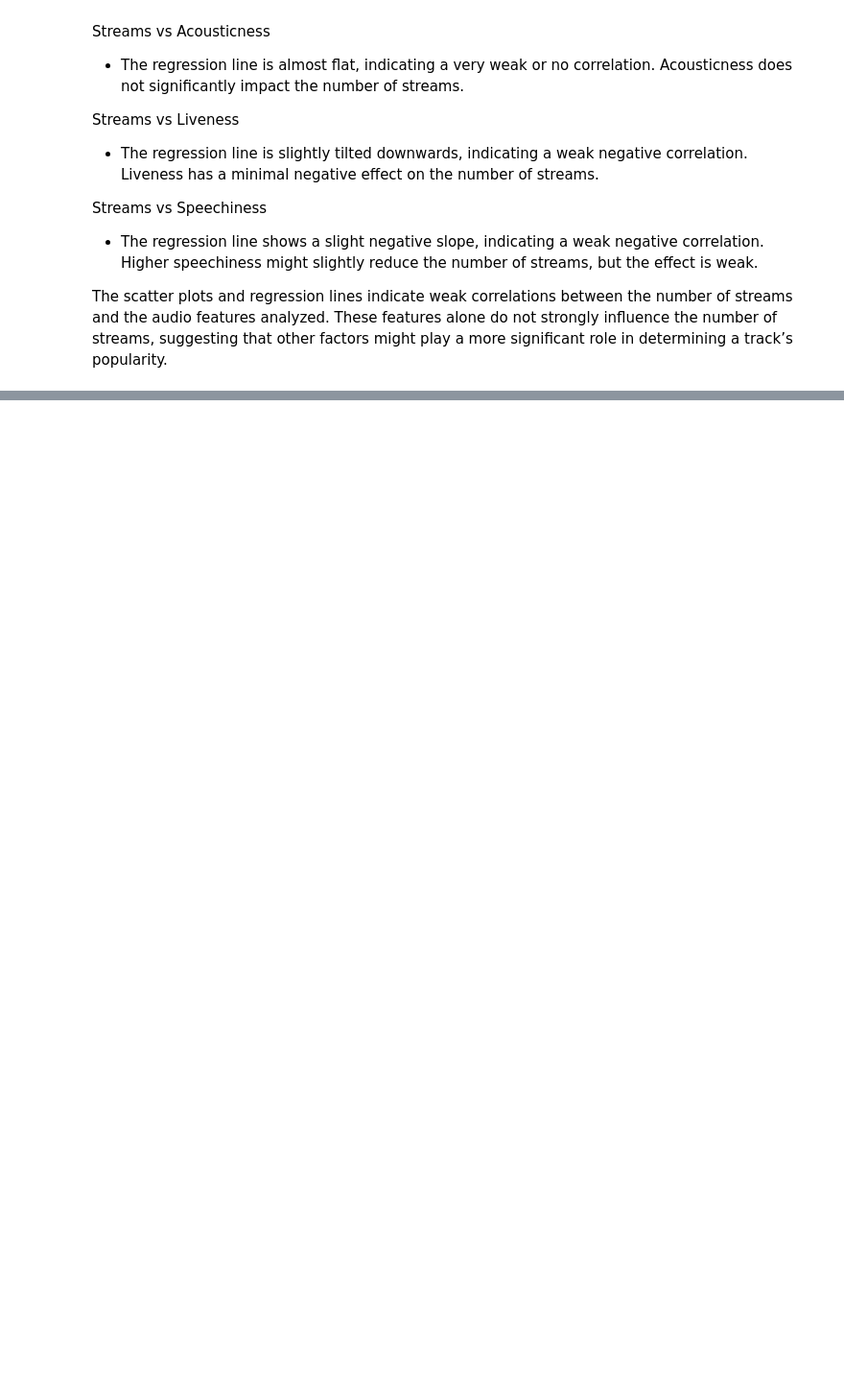
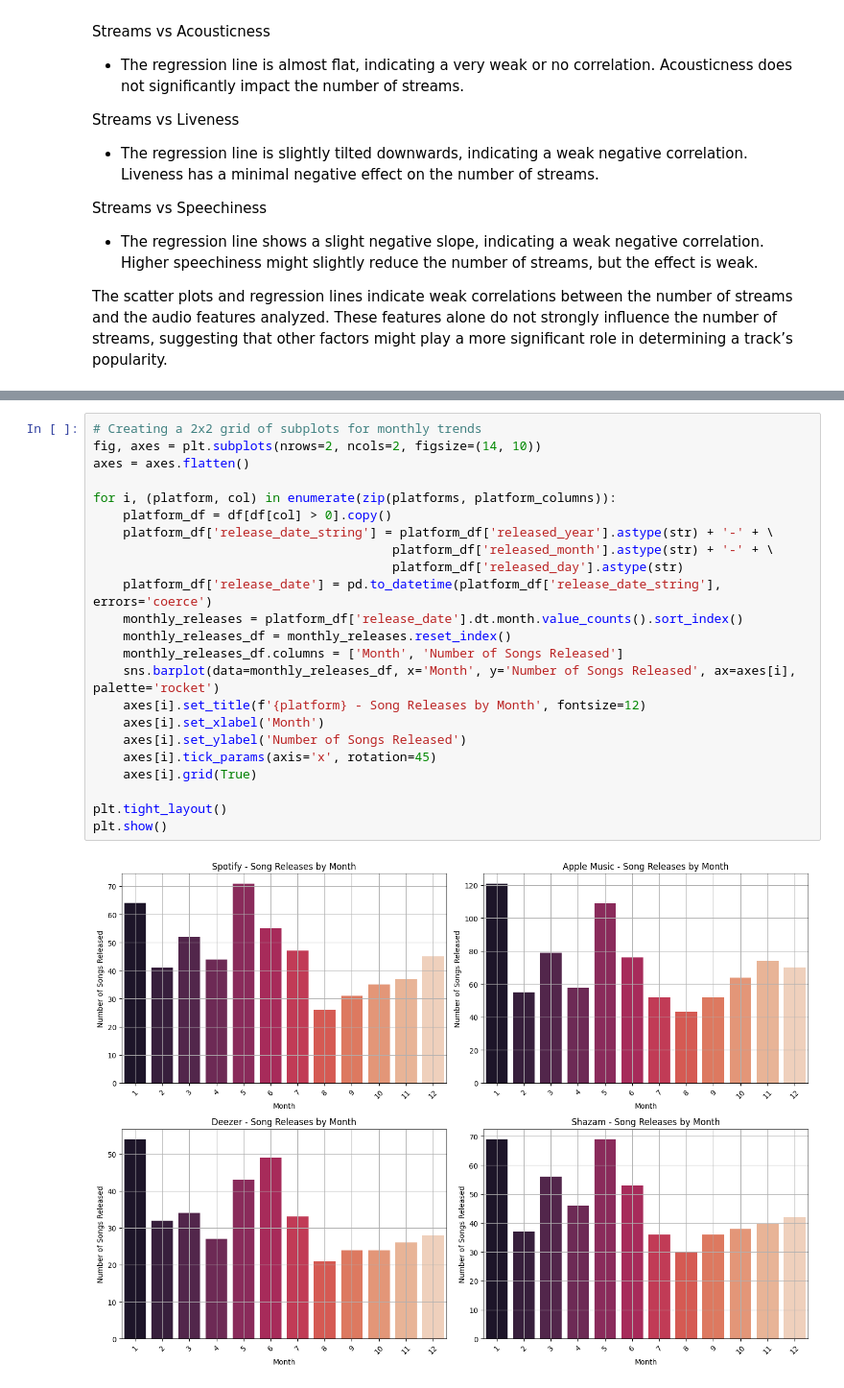
Before and after one commit to janaStani/CPA-MSSS, a Jupyter notebook: cross-platform-analysis.ipynb, the cells around one changed output, grey strips where cells are left out. Shown at 96% size. Cells and saved outputs as stored; diff of their text form; blank space fills up the shorter version.

```diff
--- a/cross-platform-analysis.ipynb
+++ b/cross-platform-analysis.ipynb
@@ -445,0 +522,25 @@ The scatter plots and regression lines indicate weak correlations between the nu
+# %%
+# Creating a 2x2 grid of subplots for monthly trends
+fig, axes = plt.subplots(nrows=2, ncols=2, figsize=(14, 10))
+axes = axes.flatten()
+
+for i, (platform, col) in enumerate(zip(platforms, platform_columns)):
+    platform_df = df[df[col] > 0].copy()
+    platform_df['release_date_string'] = platform_df['released_year'].astype(str) + '-' + \
+                                        platform_df['released_month'].astype(str) + '-' + \
+                                        platform_df['released_day'].astype(str)
+    platform_df['release_date'] = pd.to_datetime(platform_df['release_date_string'], errors='coerce')
+    monthly_releases = platform_df['release_date'].dt.month.value_counts().sort_index()
+    monthly_releases_df = monthly_releases.reset_index()
+    monthly_releases_df.columns = ['Month', 'Number of Songs Released']
+    sns.barplot(data=monthly_releases_df, x='Month', y='Number of Songs Released', ax=axes[i], palette='rocket')
+    axes[i].set_title(f'{platform} - Song Releases by Month', fontsize=12)
+    axes[i].set_xlabel('Month')
+    axes[i].set_ylabel('Number of Songs Released')
+    axes[i].tick_params(axis='x', rotation=45)
+    axes[i].grid(True)
+
+plt.tight_layout()
+plt.show()
+# %% [output]
+[figure, added]
```
Also changed, not shown: parts of 7 cells of this notebook.
